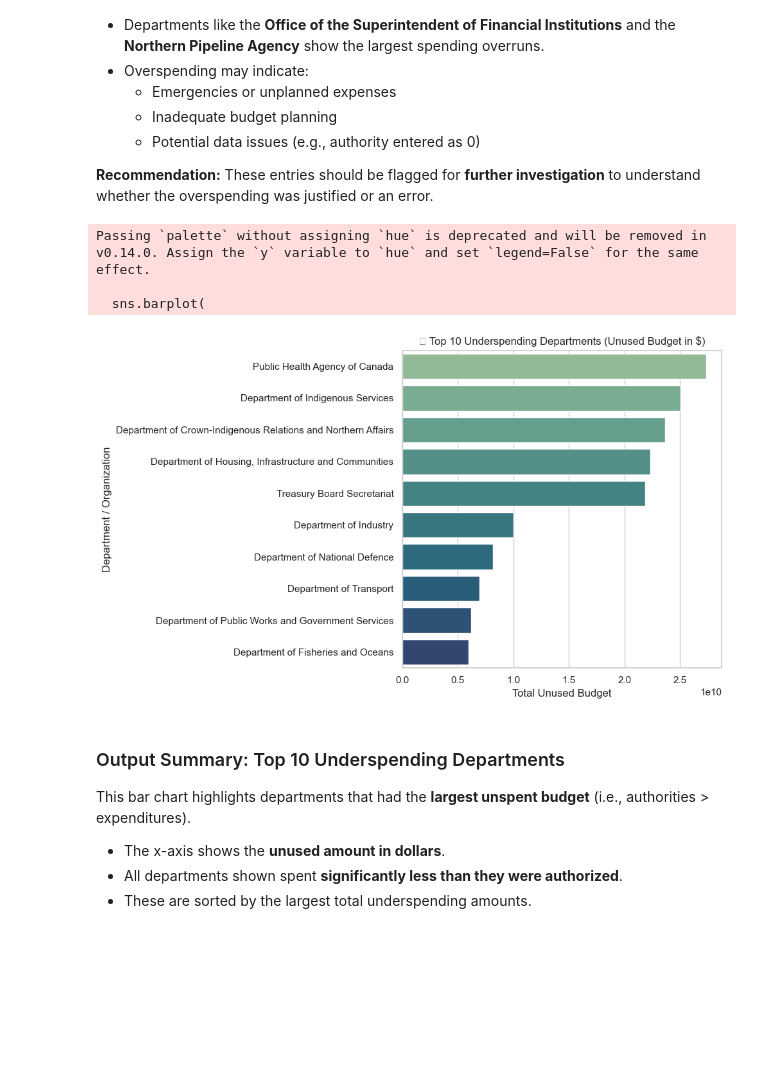
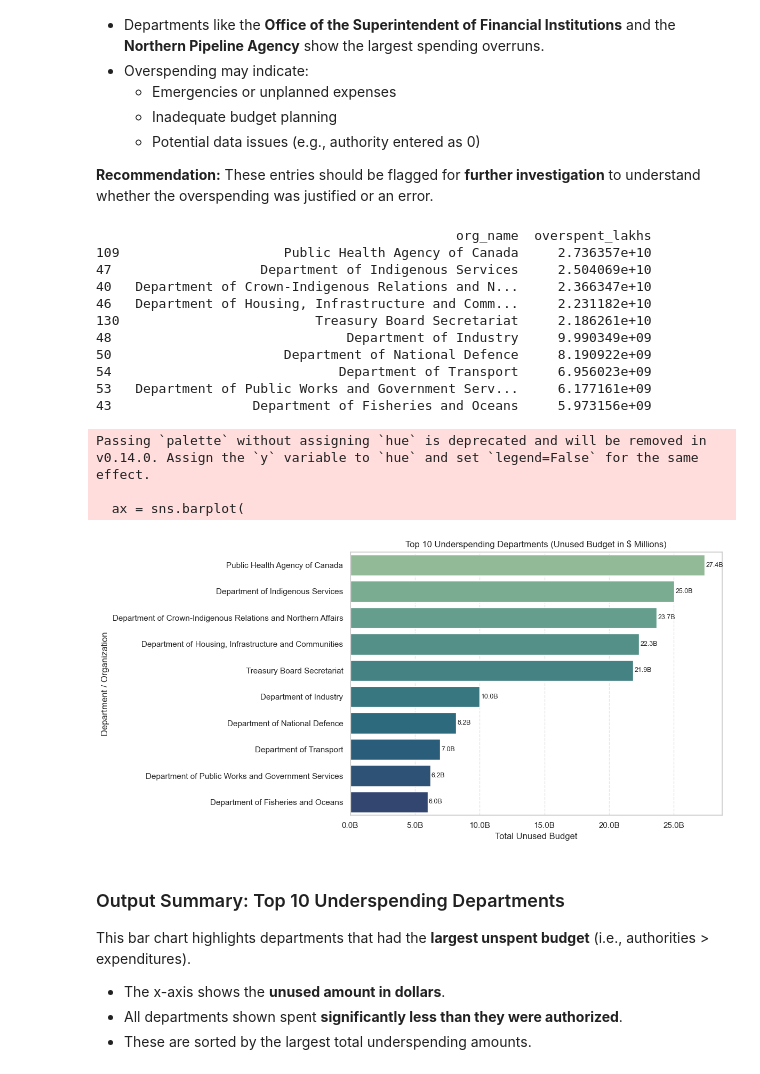
Before and after one commit to pkumarcode/Finalproject, a Jupyter notebook: Final_project_main.ipynb, the cells around one changed output. Saved outputs shown, nothing was run; the diff lists cells and outputs as text; code cells hidden in the pictures; blank space fills up the shorter version.

```diff
--- a/Final_project_main.ipynb
+++ b/Final_project_main.ipynb
@@ -335,41 +416,67 @@ This bar chart shows the top 10 departments that **exceeded their authorized bud
 # %%
 # SECTION 14: Top Underspending Departments
 
 # Step 1: Filter departments that underspent (spent much less than authorized)
 underspenders = df[df['utilization_pct'] < 90].copy()
 
 # Step 2: Group and summarize
 top_underspend = (
     underspenders
     .groupby('org_name', as_index=False)
     .agg({
         'authorities': 'sum',
         'expenditures': 'sum',
         'spending_gap': 'sum',
         'utilization_pct': 'mean'
     })
     .sort_values('spending_gap', ascending=False)
     .head(10)
 )
 
-# Step 3: Plot
-plt.figure(figsize=(10,6))
-sns.barplot(
+top_underspend['overspent_lakhs'] = top_underspend['spending_gap']
+
+
+print(top_underspend[['org_name', 'overspent_lakhs']])
+
+plt.figure(figsize=(12, 6))
+ax = sns.barplot(
     data=top_underspend,
     x='spending_gap',
     y='org_name',
     palette='crest'
 )
-plt.title("💸 Top 10 Underspending Departments (Unused Budget in $)")
+
+
+# ✅ Format x-axis as Billions with 'B' label
+ax.xaxis.set_major_formatter(ticker.FuncFormatter(lambda x, _: f'{x/1e9:.1f}B'))
+# ✅ Add value labels (optional)
+for i, val in enumerate(top_underspend['spending_gap']):
+    ax.text(val + 1e8, i, f'{val/1e9:.1f}B', va='center', fontsize=9)
+
+
+# Labels
+plt.title("Top 10 Underspending Departments (Unused Budget in $ Millions)")
 plt.xlabel("Total Unused Budget")
 plt.ylabel("Department / Organization")
+plt.grid(axis='x', linestyle='--', alpha=0.5)
 plt.tight_layout()
 plt.show()
 # %% [output]
-Passing `palette` without assigning `hue` is deprecated and will be removed in v0.14.0. Assign the `y` variable to `hue` and set `legend=False` for the same effect.
-
-  sns.barplot(
+                                              org_name  overspent_lakhs
+109                     Public Health Agency of Canada     2.736357e+10
+47                   Department of Indigenous Services     2.504069e+10
+40   Department of Crown-Indigenous Relations and N...     2.366347e+10
+46   Department of Housing, Infrastructure and Comm...     2.231182e+10
+130                         Treasury Board Secretariat     2.186261e+10
+48                              Department of Industry     9.990349e+09
+50                      Department of National Defence     8.190922e+09
+54                             Department of Transport     6.956023e+09
+53   Department of Public Works and Government Serv...     6.177161e+09
+43                  Department of Fisheries and Oceans     5.973156e+09
+Passing `palette` without assigning `hue` is deprecated and will be removed in v0.14.0. Assign the `y` variable to `hue` and set `legend=False` for the same effect.
+
+  ax = sns.barplot(
-[figure, old version]
+[figure, new version]
 # %% [markdown]
 ### Output Summary: Top 10 Underspending Departments
 
```
Also changed, not shown: parts of 14 cells of this notebook.
